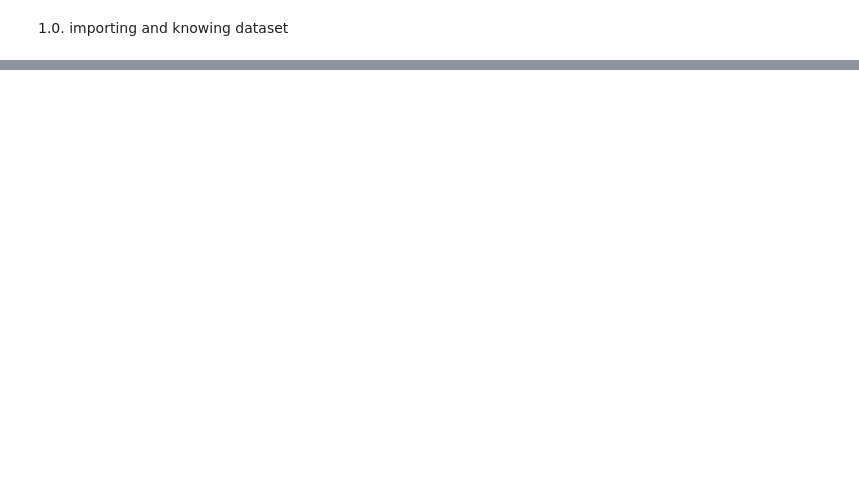
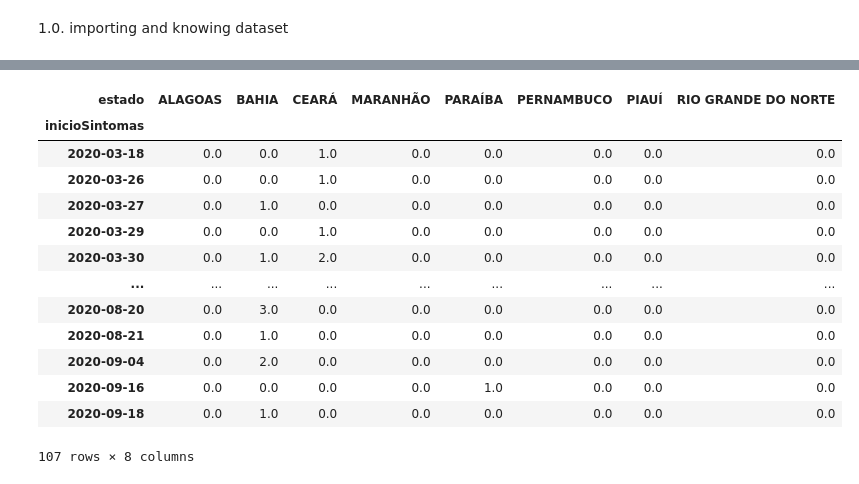
Before and after one commit to ritallopes/OFP_covid, a Jupyter notebook: OFP2.ipynb, the cells around one changed output, grey strips where cells are left out. Drawn from its saved outputs; the diff is of its cells as text; code cells hidden in the pictures; blank space fills up the shorter version.

```diff
--- a/OFP2.ipynb
+++ b/OFP2.ipynb
@@ -185,0 +138,19 @@ array(['RIO GRANDE DO NORTE', 'CEARÁ', 'DISTRITO FEDERAL', 'PARAÍBA',
+# %%
+#obitos por estados por dia
+ob_dia = prof_obito.groupby(by = ['inicioSintomas'])['estado'].value_counts().unstack().fillna(0)
+ob_dia
+# %% [output]
+| estado | ALAGOAS | BAHIA | CEARÁ | MARANHÃO | PARAÍBA | PERNAMBUCO | PIAUÍ | RIO GRANDE DO NORTE |
+| inicioSintomas |  |  |  |  |  |  |  |  |
+| 2020-03-18 | 0.0 | 0.0 | 1.0 | 0.0 | 0.0 | 0.0 | 0.0 | 0.0 |
+| 2020-03-26 | 0.0 | 0.0 | 1.0 | 0.0 | 0.0 | 0.0 | 0.0 | 0.0 |
+| 2020-03-27 | 0.0 | 1.0 | 0.0 | 0.0 | 0.0 | 0.0 | 0.0 | 0.0 |
+| 2020-03-29 | 0.0 | 0.0 | 1.0 | 0.0 | 0.0 | 0.0 | 0.0 | 0.0 |
+| 2020-03-30 | 0.0 | 1.0 | 2.0 | 0.0 | 0.0 | 0.0 | 0.0 | 0.0 |
+| ... | ... | ... | ... | ... | ... | ... | ... | ... |
+| 2020-08-20 | 0.0 | 3.0 | 0.0 | 0.0 | 0.0 | 0.0 | 0.0 | 0.0 |
+| 2020-08-21 | 0.0 | 1.0 | 0.0 | 0.0 | 0.0 | 0.0 | 0.0 | 0.0 |
+| 2020-09-04 | 0.0 | 2.0 | 0.0 | 0.0 | 0.0 | 0.0 | 0.0 | 0.0 |
+| 2020-09-16 | 0.0 | 0.0 | 0.0 | 0.0 | 1.0 | 0.0 | 0.0 | 0.0 |
+| 2020-09-18 | 0.0 | 1.0 | 0.0 | 0.0 | 0.0 | 0.0 | 0.0 | 0.0 |
+107 rows × 8 columns
```
Also changed, not shown: parts of 40 cells of this notebook.
